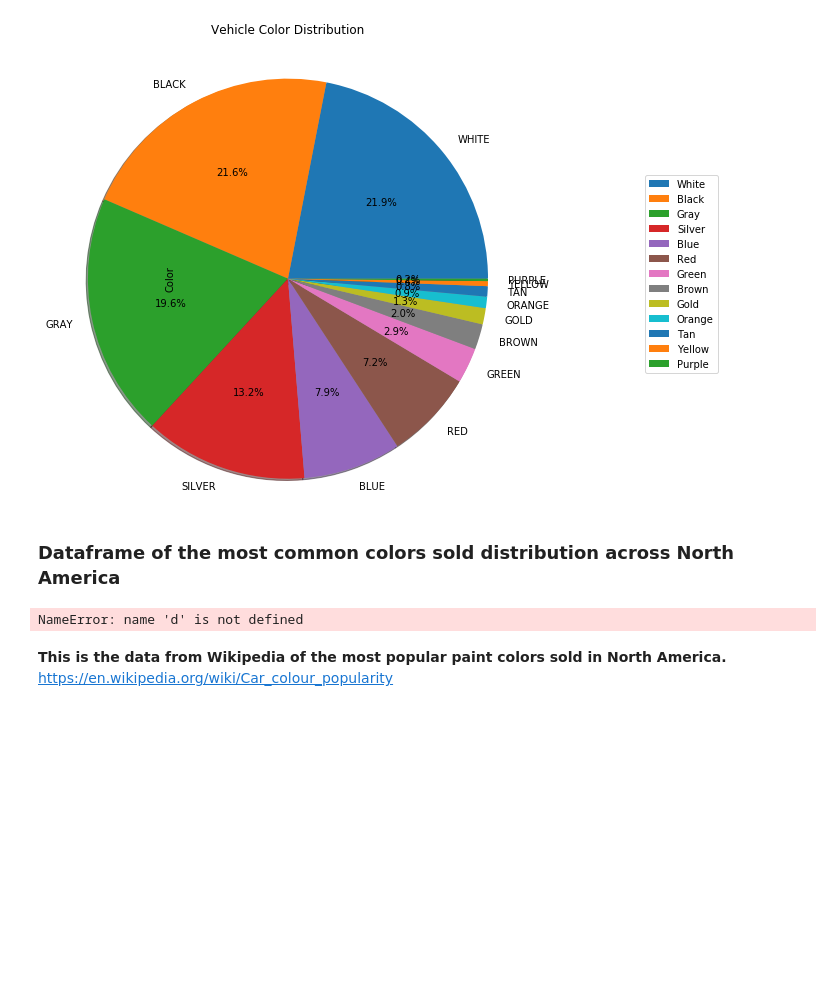
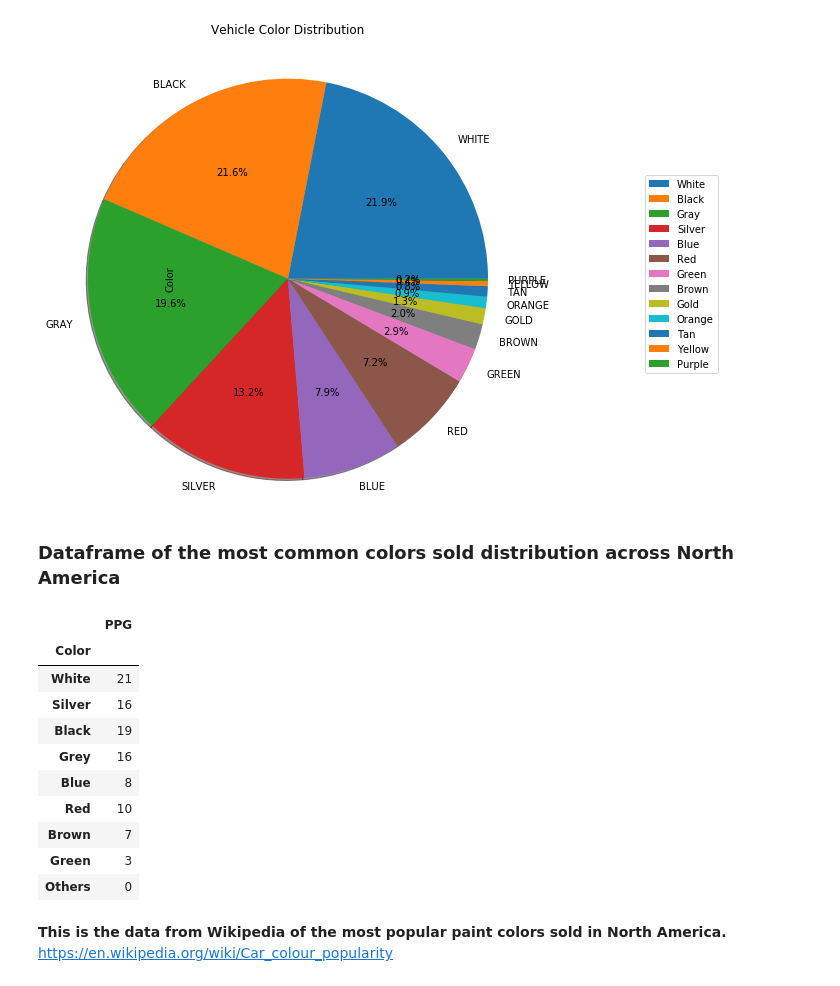
Before and after one commit to johnny-tran/COGS108_Final, a Jupyter notebook: FinalProject.ipynb, the cells around one changed output. Saved outputs shown, nothing was run; the diff lists cells and outputs as text; code cells hidden in the pictures; blank space fills up the shorter version.

```diff
--- a/FinalProject.ipynb
+++ b/FinalProject.ipynb
@@ -320,13 +309,23 @@ leg.set_bbox_to_anchor(bb, transform = color_pie_chart.transAxes)
 # %% [markdown]
 ### Dataframe of the most common colors sold distribution across North America
 # %%
-d['Color'] = ['White', 'Silver', 'Black', 'Grey', 'Blue', 'Red', 'Brown', 'Green', 'Others']
+d = {'Color': ['White', 'Silver', 'Black', 'Grey', 'Blue', 'Red', 'Brown', 'Green', 'Others']}
 d['PPG'] = [21, 16, 19, 16, 8, 10, 7, 3, 0]
 my_df = pd.DataFrame(data=d)
 my_df = my_df.set_index('Color')
-d
+my_df
 # %% [output]
-NameError: name 'd' is not defined
+|  | PPG |
+| Color |  |
+| White | 21 |
+| Silver | 16 |
+| Black | 19 |
+| Grey | 16 |
+| Blue | 8 |
+| Red | 10 |
+| Brown | 7 |
+| Green | 3 |
+| Others | 0 |
 # %% [markdown]
 **This is the data from Wikipedia of the most popular paint colors sold in North America.**
 https://en.wikipedia.org/wiki/Car_colour_popularity
```
Also changed, not shown: parts of 25 cells of this notebook.
